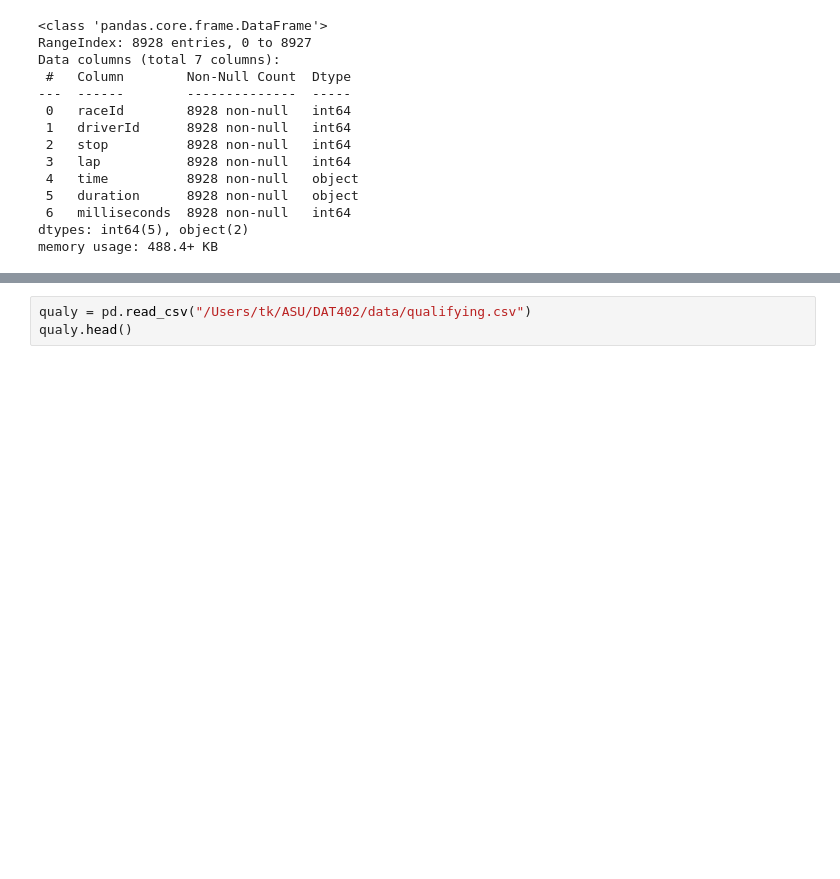
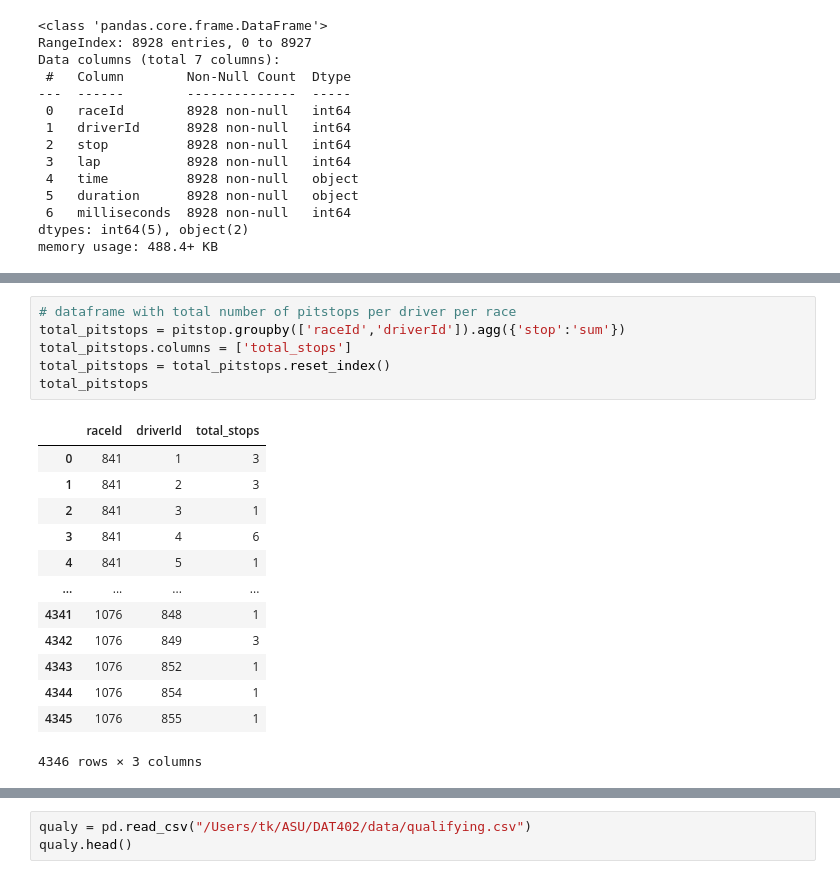
Before and after one commit to tkashdat/Portfolio, a Jupyter notebook: notebooks/F1Predictions.ipynb, the cells around one changed output, grey strips where cells are left out. Cells and saved outputs as stored; diff of their text form; blank space fills up the shorter version.

```diff
--- a/notebooks/F1Predictions.ipynb
+++ b/notebooks/F1Predictions.ipynb
@@ -356,0 +395,20 @@ memory usage: 488.4+ KB
+# %%
+# dataframe with total number of pitstops per driver per race
+total_pitstops = pitstop.groupby(['raceId','driverId']).agg({'stop':'sum'})
+total_pitstops.columns = ['total_stops']
+total_pitstops = total_pitstops.reset_index()
+total_pitstops
+# %% [output]
+|  | raceId | driverId | total_stops |
+| 0 | 841 | 1 | 3 |
+| 1 | 841 | 2 | 3 |
+| 2 | 841 | 3 | 1 |
+| 3 | 841 | 4 | 6 |
+| 4 | 841 | 5 | 1 |
+| ... | ... | ... | ... |
+| 4341 | 1076 | 848 | 1 |
+| 4342 | 1076 | 849 | 3 |
+| 4343 | 1076 | 852 | 1 |
+| 4344 | 1076 | 854 | 1 |
+| 4345 | 1076 | 855 | 1 |
+4346 rows × 3 columns
```
Also changed, not shown: parts of 30 cells of this notebook.
